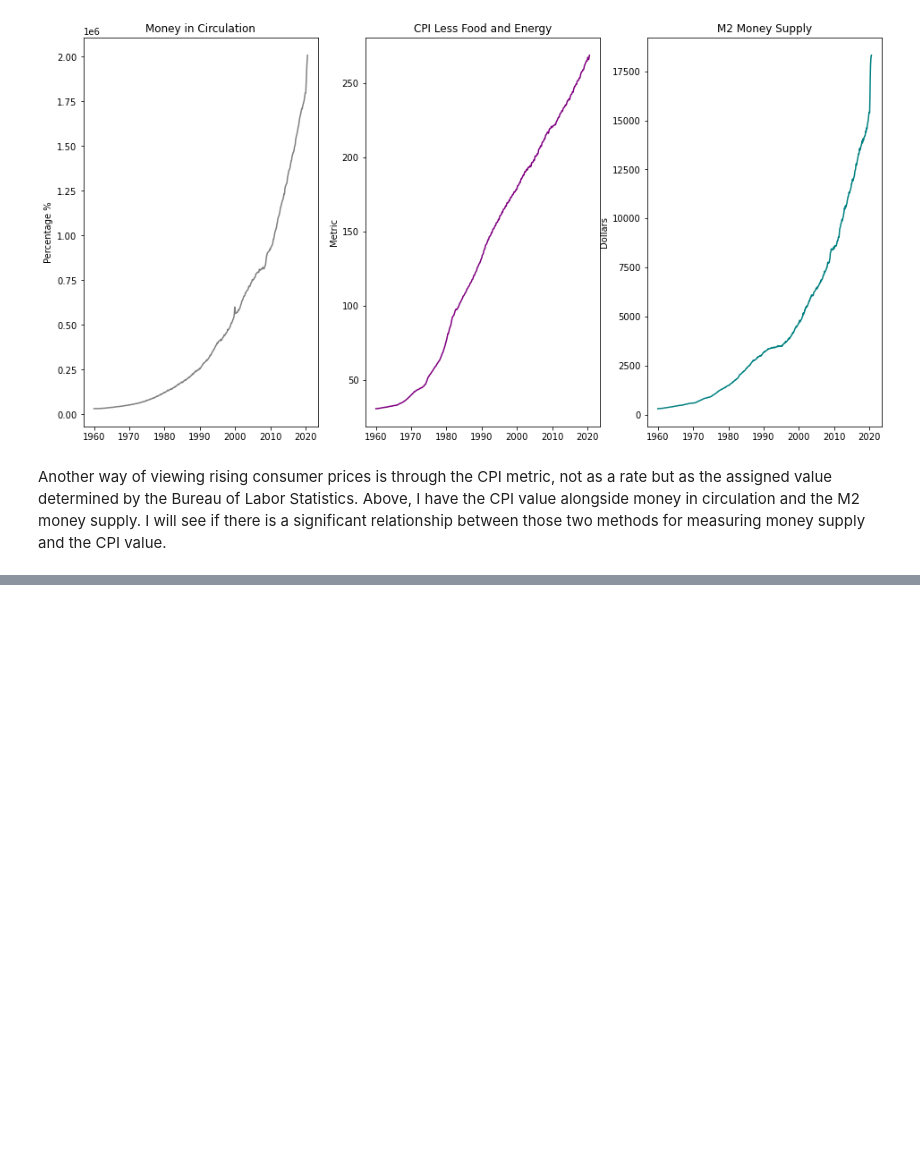
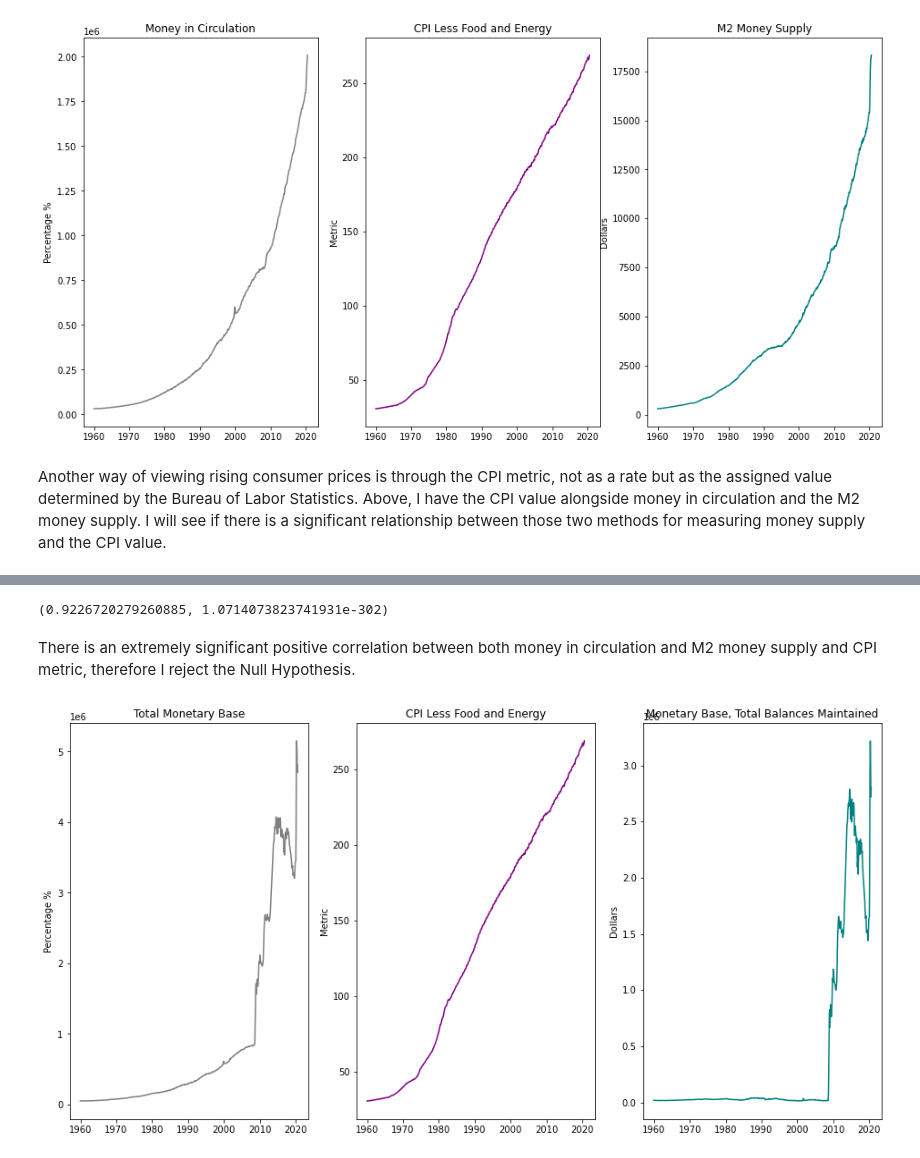
Before and after one commit to JeremyLagunas/individual_project_inflation, a Jupyter notebook: individual_project_working_notebook.ipynb, the cells around one changed output, grey strips where cells are left out. Saved outputs shown, nothing was run; the diff lists cells and outputs as text; code cells hidden in the pictures; blank space fills up the shorter version.

```diff
--- a/individual_project_working_notebook.ipynb
+++ b/individual_project_working_notebook.ipynb
@@ -514,0 +529,27 @@ Another way of viewing rising consumer prices is through the CPI metric, not as
+# %%
+corr, p = stats.pearsonr(df.m2, df.cpi_less_food_energy)
+corr, p
+# %% [output]
+(0.9226720279260885, 1.0714073823741931e-302)
+# %% [markdown]
+There is an extremely significant positive correlation between both money in circulation and M2 money supply and CPI metric, therefore I reject the Null Hypothesis.
+# %%
+plt.figure(figsize=(16,8))
+plt.subplot(1, 3, 1)
+plt.plot(df.monetary_base_total, c='grey')
+plt.title('Total Monetary Base')
+plt.ylabel('Percentage %')
+
+
+plt.subplot(1, 3, 2)
+plt.plot(df.cpi_less_food_energy, c='purple')
+plt.title('CPI Less Food and Energy')
+plt.ylabel('Metric')
+
+plt.subplot(1, 3, 3)
+plt.plot(df.monetary_base_total_balances_maintained, c='teal')
+plt.title('Monetary Base, Total Balances Maintained')
+plt.ylabel('Dollars')
+plt.show()
+# %% [output]
+[figure, added]
```
Also changed, not shown: parts of 15 cells of this notebook.
